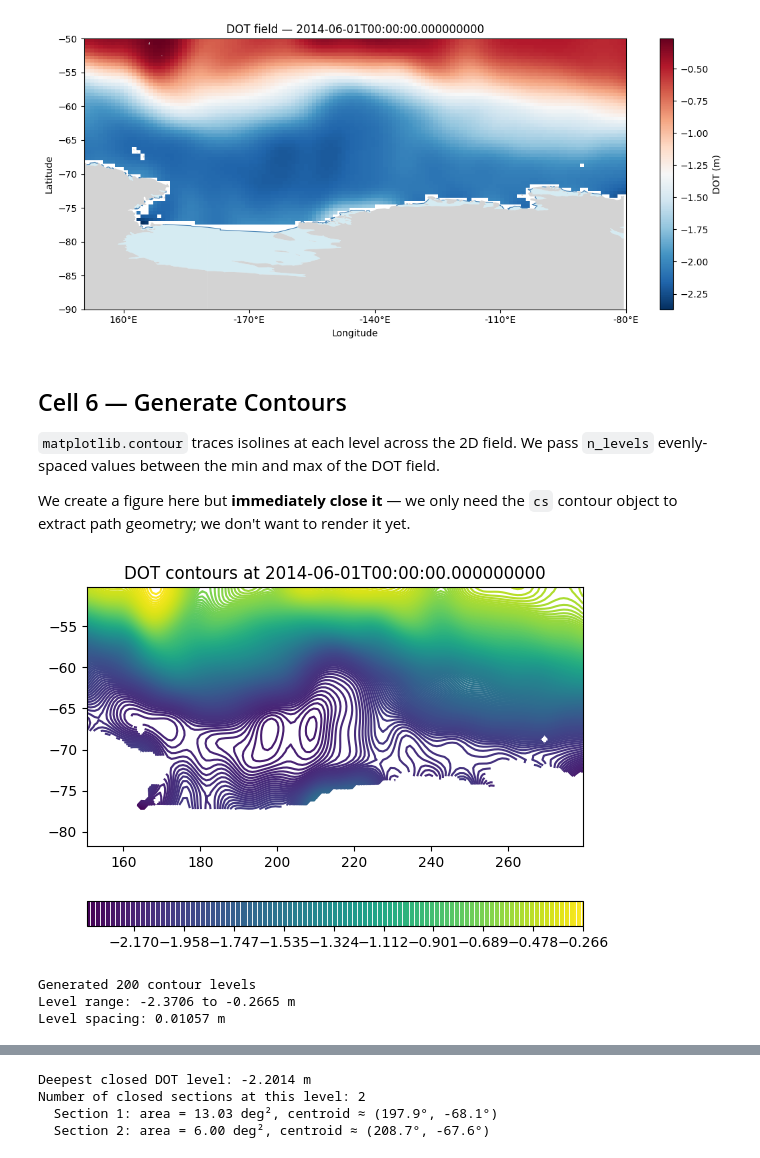
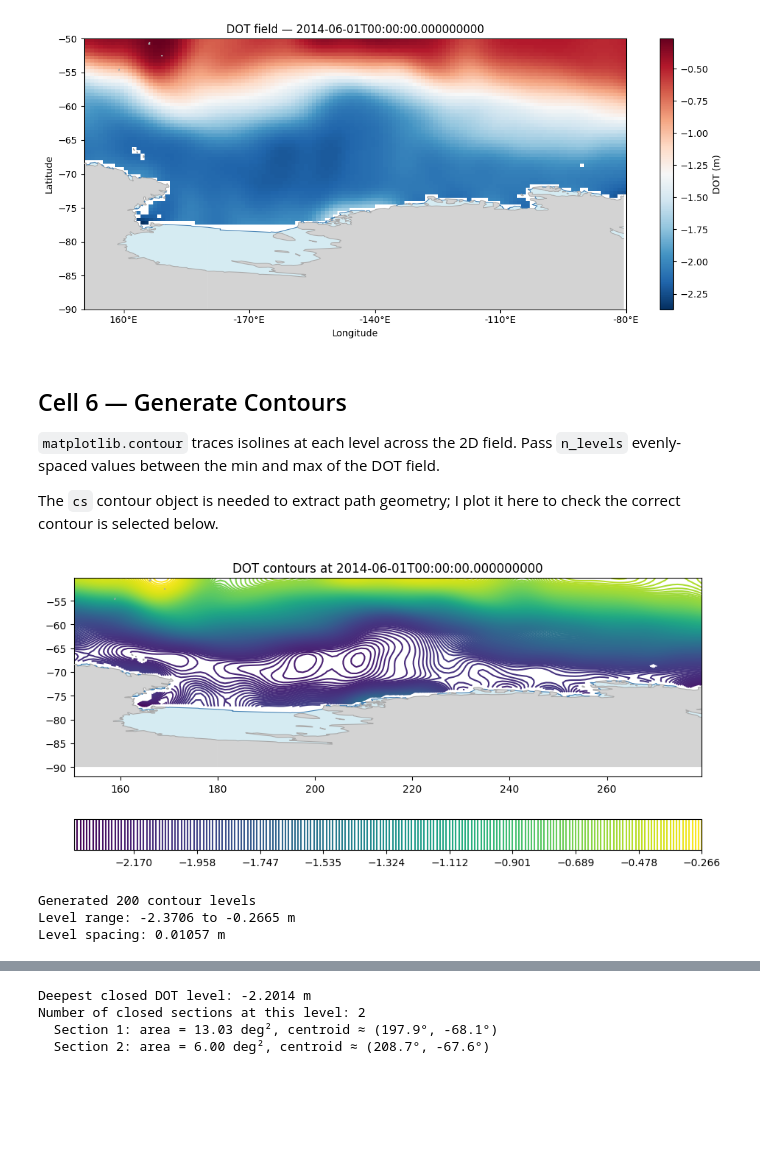
Before and after one commit to isabelle-white/SLA_analysis, a Jupyter notebook: Scripts/phd_scripts/largest_closed_contour.ipynb, the cells around one changed output, grey strips where cells are left out. Cells and saved outputs as stored; diff of their text form; code cells hidden in the pictures; blank space fills up the shorter version.

```diff
--- a/Scripts/phd_scripts/largest_closed_contour.ipynb
+++ b/Scripts/phd_scripts/largest_closed_contour.ipynb
@@ -292,30 +310,32 @@ plt.show()
 # %% [markdown]
 ## Cell 6 — Generate Contours
 
-`matplotlib.contour` traces isolines at each level across the 2D field. We pass `n_levels` evenly-spaced values between the min and max of the DOT field.
+`matplotlib.contour` traces isolines at each level across the 2D field. Pass `n_levels` evenly-spaced values between the min and max of the DOT field.
 
-We create a figure here but **immediately close it** — we only need the `cs` contour object to extract path geometry; we don't want to render it yet.
+The `cs` contour object is needed to extract path geometry; I plot it here to check the correct contour is selected below.
 # %%
 levels = np.linspace(np.nanmin(dot_2d), np.nanmax(dot_2d), n_levels)
 
-fig, ax = plt.subplots()
-# fig, ax = plt.subplots(
-#     figsize=(12, 8),
-#     subplot_kw={'projection': ccrs.PlateCarree()}
-# )
+fig, ax = plt.subplots(figsize=(11, 5))
 cs = ax.contour(lon_grid, lat_grid, dot_2d, levels=levels)
 plt.colorbar(cs, orientation='horizontal')
 plt.title(f'DOT contours at {ds.time[time_idx].values}')
-# ax.coastlines()
+
+_land.plot(ax=ax,      color='lightgray', edgecolor='none',  zorder=2)
+_coast.plot(ax=ax,     color='darkgray',      edgecolor='black', linewidth=0.8, zorder=3)
+_ice_poly.plot(ax=ax,  color='lightblue', edgecolor='none',  alpha=0.5, zorder=2)
+_ice_lines.plot(ax=ax, color='steelblue', edgecolor='none',  linewidth=0.8, zorder=3)
+ax.set_aspect('auto')
+
 plt.show()
 plt.close(fig)
 
 
 print(f"Generated {len(cs.levels)} contour levels")
 print(f"Level range: {cs.levels[0]:.4f} to {cs.levels[-1]:.4f} m")
 print(f"Level spacing: {np.diff(cs.levels).mean():.5f} m")
 # %% [output]
-[figure, old version]
+[figure, new version]
 Generated 200 contour levels
 Level range: -2.3706 to -0.2665 m
 Level spacing: 0.01057 m
```
Also changed, not shown: parts of 25 cells of this notebook.
